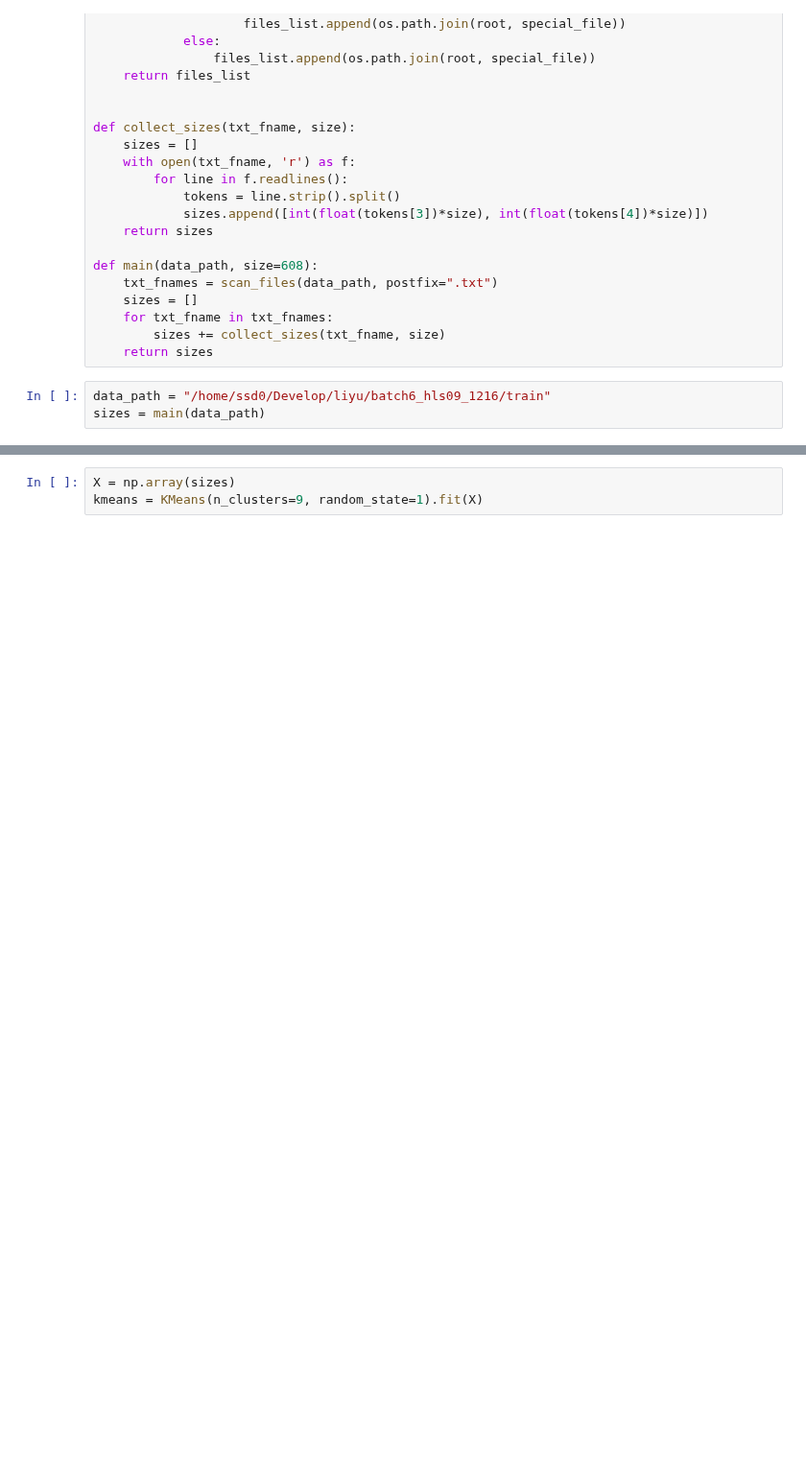
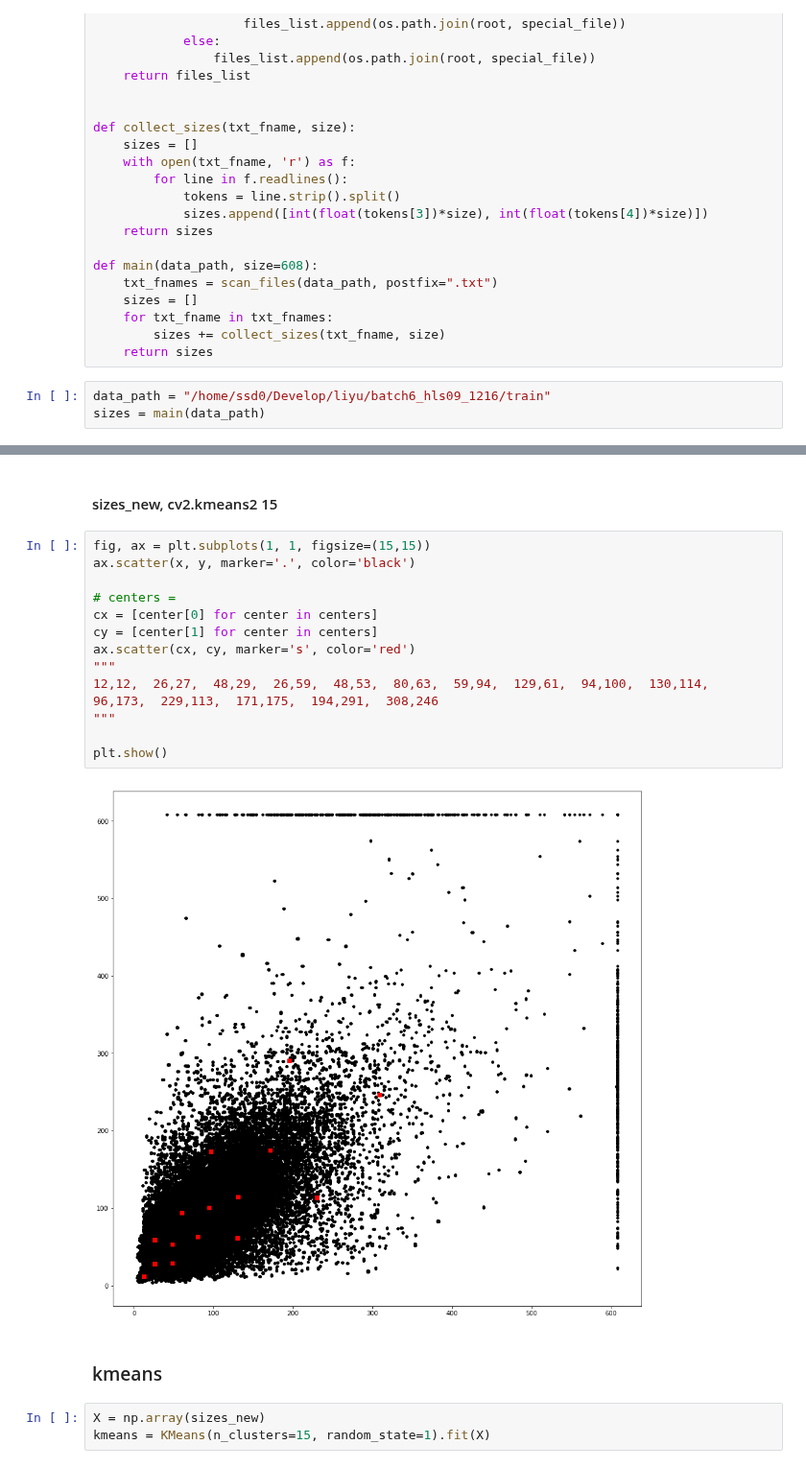
Before and after one commit to liyu10000/tct, a Jupyter notebook: conference/darknet/kmeans.ipynb, the cells around one changed output, grey strips where cells are left out. Shown at 96% size. Saved outputs shown, nothing was run; the diff lists cells and outputs as text; blank space fills up the shorter version.

```diff
--- a/conference/darknet/kmeans.ipynb
+++ b/conference/darknet/kmeans.ipynb
@@ -38,6 +119,25 @@ sizes = main(data_path)
+# %% [markdown]
+#### sizes_new, cv2.kmeans2 15
+# %%
+fig, ax = plt.subplots(1, 1, figsize=(15,15))
+ax.scatter(x, y, marker='.', color='black')
+
+# centers =
+cx = [center[0] for center in centers]
+cy = [center[1] for center in centers]
+ax.scatter(cx, cy, marker='s', color='red')
+"""
+12,12,  26,27,  48,29,  26,59,  48,53,  80,63,  59,94,  129,61,  94,100,  130,114,  96,173,  229,113,  171,175,  194,291,  308,246
+"""
+
+plt.show()
+# %% [output]
+[figure, added]
+# %% [markdown]
+### kmeans
 # %%
-X = np.array(sizes)
-kmeans = KMeans(n_clusters=9, random_state=1).fit(X)
+X = np.array(sizes_new)
+kmeans = KMeans(n_clusters=15, random_state=1).fit(X)
 # %%
 centers = []
 for center in kmeans.cluster_centers_:
```
Also changed, not shown: parts of 19 cells of this notebook, 7 other files.
